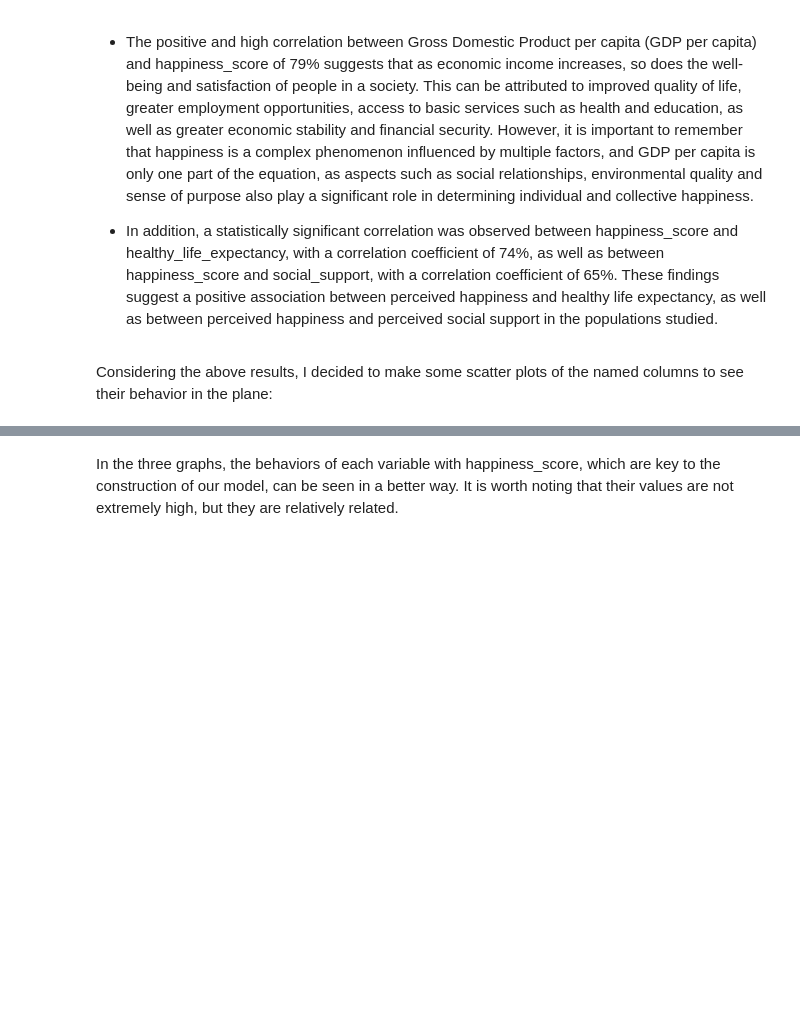
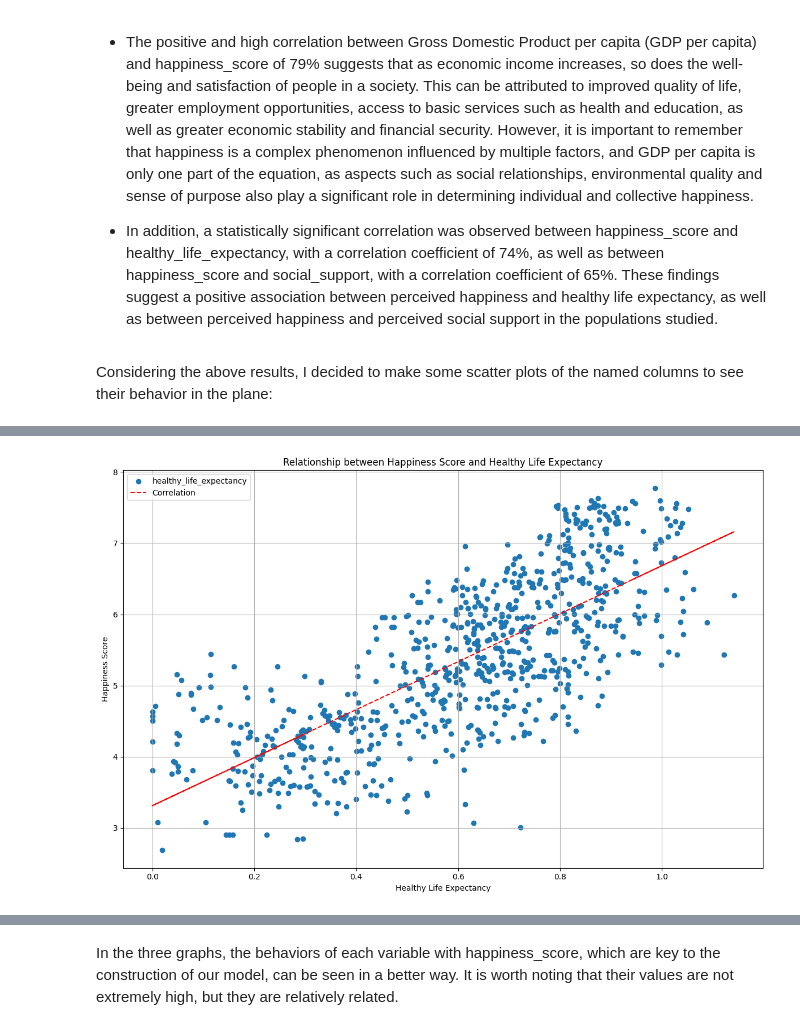
Before and after one commit to mdlangeles/ML_and_Data_Streaming_with_Kafka_WORKSHOP3, a Jupyter notebook: Notebooks/EDA.ipynb, the cells around one changed output, grey strips where cells are left out. Saved outputs shown, nothing was run; the diff lists cells and outputs as text; code cells hidden in the pictures; blank space fills up the shorter version.

```diff
--- a/Notebooks/EDA.ipynb
+++ b/Notebooks/EDA.ipynb
@@ -825 +851,27 @@ Considering the above results, I decided to make some scatter plots of the named
+# %%
+columns_of_interest = ['healthy_life_expectancy']
+
+plt.figure(figsize=(12, 8))
+
+for column in columns_of_interest:
+    plt.scatter(df[column], df['happiness_score'], label=column)
+
+x = df[columns_of_interest[0]]
+y = df['happiness_score']
+coef = np.polyfit(x, y, 1)
+poly1d_fn = np.poly1d(coef)
+
+plt.plot(df[column], poly1d_fn(df[column]), color='red', linestyle='--', label='Correlation')
+
+plt.xlabel('Healthy Life Expectancy')
+plt.ylabel('Happiness Score')
+plt.title('Relationship between Happiness Score and Healthy Life Expectancy')
+plt.legend()
+
+
+plt.grid(True)
+plt.tight_layout()
+plt.show()
+# %% [output]
+[figure, added]
 # %%
```
Also changed, not shown: parts of 13 cells of this notebook, 6 other files.
